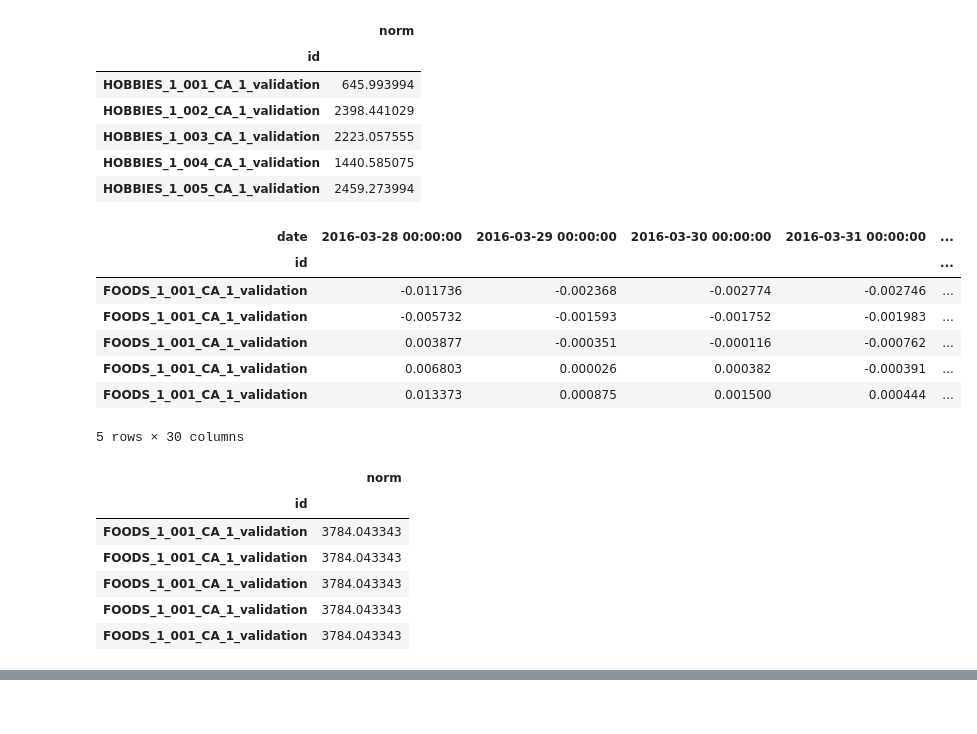
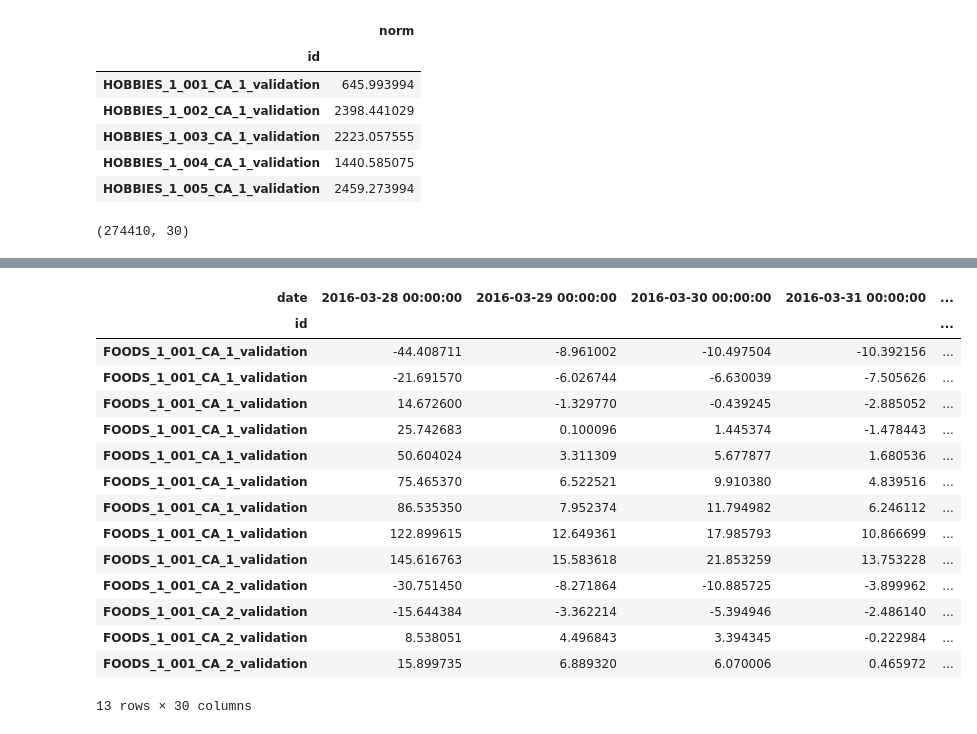
Before and after one commit to joeranbosma/M5Forecast, a Jupyter notebook: uncertainty/pinball_loss_keras_2.ipynb, the cells around one changed output, grey strips where cells are left out. Cells and saved outputs as stored; diff of their text form; code cells hidden in the pictures; blank space fills up the shorter version.

```diff
--- a/uncertainty/pinball_loss_keras_2.ipynb
+++ b/uncertainty/pinball_loss_keras_2.ipynb
@@ -849,26 +851,3 @@ norm.head()
 | HOBBIES_1_003_CA_1_validation | 2223.057555 |
 | HOBBIES_1_004_CA_1_validation | 1440.585075 |
 | HOBBIES_1_005_CA_1_validation | 2459.273994 |
-# %%
-a = df.head().copy()
-b = norm.copy()
-a
-# %% [output]
-| date | 2016-03-28 00:00:00 | 2016-03-29 00:00:00 | 2016-03-30 00:00:00 | 2016-03-31 00:00:00 | ... |
-| id |  |  |  |  | ... |
-| FOODS_1_001_CA_1_validation | -0.011736 | -0.002368 | -0.002774 | -0.002746 | ... |
-| FOODS_1_001_CA_1_validation | -0.005732 | -0.001593 | -0.001752 | -0.001983 | ... |
-| FOODS_1_001_CA_1_validation | 0.003877 | -0.000351 | -0.000116 | -0.000762 | ... |
-| FOODS_1_001_CA_1_validation | 0.006803 | 0.000026 | 0.000382 | -0.000391 | ... |
-| FOODS_1_001_CA_1_validation | 0.013373 | 0.000875 | 0.001500 | 0.000444 | ... |
-5 rows × 30 columns
-# %%
-norm.loc[a.index]
-# %% [output]
-|  | norm |
-| id |  |
-| FOODS_1_001_CA_1_validation | 3784.043343 |
-| FOODS_1_001_CA_1_validation | 3784.043343 |
-| FOODS_1_001_CA_1_validation | 3784.043343 |
-| FOODS_1_001_CA_1_validation | 3784.043343 |
-| FOODS_1_001_CA_1_validation | 3784.043343 |
@@ -881,0 +854,10 @@ df * norm.loc[df.index].T
+# %%
+df.shape
+# %% [output]
+(274410, 30)
+# %%
+%%time
+denorm_df = df.apply(lambda row: row * norm.loc[row.index].norm, axis=0)
+denorm_df[['quantile', 'level']] = df[['quantile', 'level']]
+denorm_df.head(13)
+# %% [output]
@@ -881,0 +866,16 @@ df * norm.loc[df.index].T
+| date | 2016-03-28 00:00:00 | 2016-03-29 00:00:00 | 2016-03-30 00:00:00 | 2016-03-31 00:00:00 | ... |
+| id |  |  |  |  | ... |
+| FOODS_1_001_CA_1_validation | -44.408711 | -8.961002 | -10.497504 | -10.392156 | ... |
+| FOODS_1_001_CA_1_validation | -21.691570 | -6.026744 | -6.630039 | -7.505626 | ... |
+| FOODS_1_001_CA_1_validation | 14.672600 | -1.329770 | -0.439245 | -2.885052 | ... |
+| FOODS_1_001_CA_1_validation | 25.742683 | 0.100096 | 1.445374 | -1.478443 | ... |
+| FOODS_1_001_CA_1_validation | 50.604024 | 3.311309 | 5.677877 | 1.680536 | ... |
+| FOODS_1_001_CA_1_validation | 75.465370 | 6.522521 | 9.910380 | 4.839516 | ... |
+| FOODS_1_001_CA_1_validation | 86.535350 | 7.952374 | 11.794982 | 6.246112 | ... |
+| FOODS_1_001_CA_1_validation | 122.899615 | 12.649361 | 17.985793 | 10.866699 | ... |
+| FOODS_1_001_CA_1_validation | 145.616763 | 15.583618 | 21.853259 | 13.753228 | ... |
+| FOODS_1_001_CA_2_validation | -30.751450 | -8.271864 | -10.885725 | -3.899962 | ... |
+| FOODS_1_001_CA_2_validation | -15.644384 | -3.362214 | -5.394946 | -2.486140 | ... |
+| FOODS_1_001_CA_2_validation | 8.538051 | 4.496843 | 3.394345 | -0.222984 | ... |
+| FOODS_1_001_CA_2_validation | 15.899735 | 6.889320 | 6.070006 | 0.465972 | ... |
+13 rows × 30 columns
```
Also changed, not shown: parts of 13 cells of this notebook.
